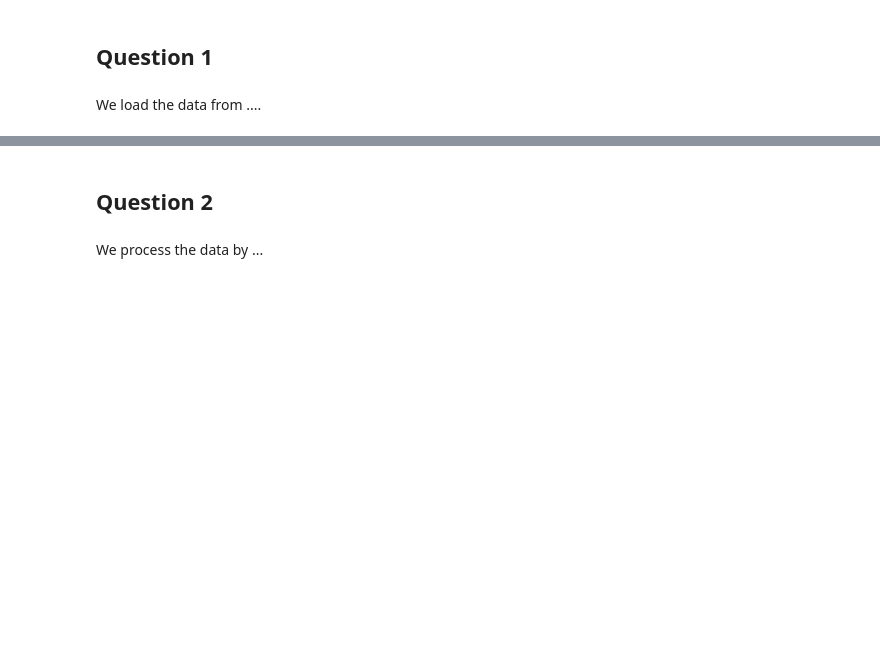
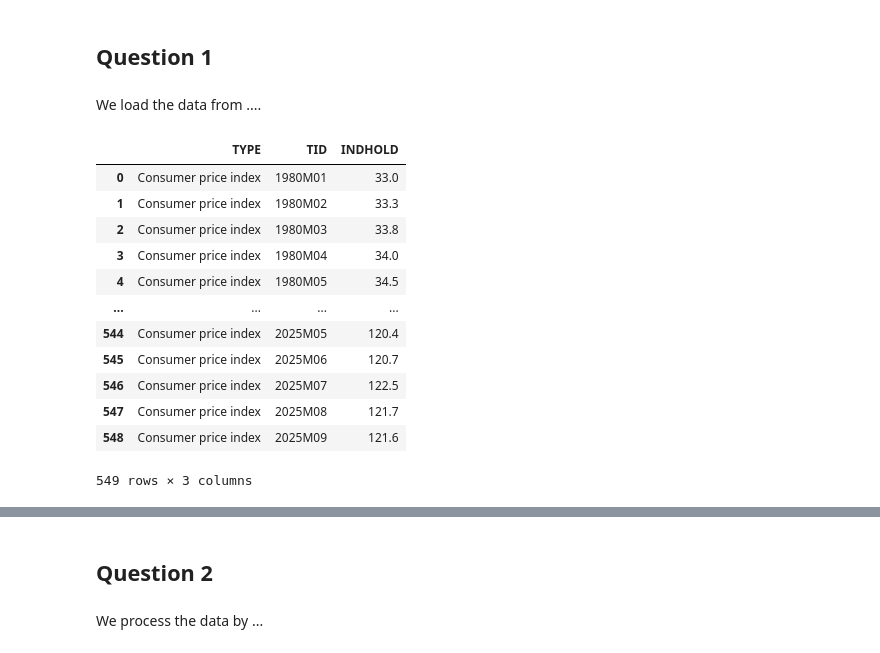
Before and after one commit to NumEconCopenhagen/projects-2025-bepolit, a Jupyter notebook: 01_dataproject/Mads_workspace.ipynb, the cells around one changed output, grey strips where cells are left out. Drawn from its saved outputs; the diff is of its cells as text; code cells hidden in the pictures; blank space fills up the shorter version.

```diff
--- a/01_dataproject/Mads_workspace.ipynb
+++ b/01_dataproject/Mads_workspace.ipynb
@@ -25 +31,23 @@ data = dataproject.load_data()
 #JC lugter af ged
+# %%
+# load PRIS113
+PRIS113_api = DstApi('PRIS113')
+params = PRIS113_api._define_base_params(language='en')
+PRIS113 = PRIS113_api.get_data(params=params)
+PRIS113 = PRIS113.sort_values(by = 'TID').reset_index(drop=True)
+PRIS113.INDHOLD = PRIS113.INDHOLD.astype('float')
+display(PRIS113)
+# %% [output]
+|  | TYPE | TID | INDHOLD |
+| 0 | Consumer price index | 1980M01 | 33.0 |
+| 1 | Consumer price index | 1980M02 | 33.3 |
+| 2 | Consumer price index | 1980M03 | 33.8 |
+| 3 | Consumer price index | 1980M04 | 34.0 |
+| 4 | Consumer price index | 1980M05 | 34.5 |
+| ... | ... | ... | ... |
+| 544 | Consumer price index | 2025M05 | 120.4 |
+| 545 | Consumer price index | 2025M06 | 120.7 |
+| 546 | Consumer price index | 2025M07 | 122.5 |
+| 547 | Consumer price index | 2025M08 | 121.7 |
+| 548 | Consumer price index | 2025M09 | 121.6 |
+549 rows × 3 columns
```
Also changed, not shown: parts of 3 cells of this notebook.
